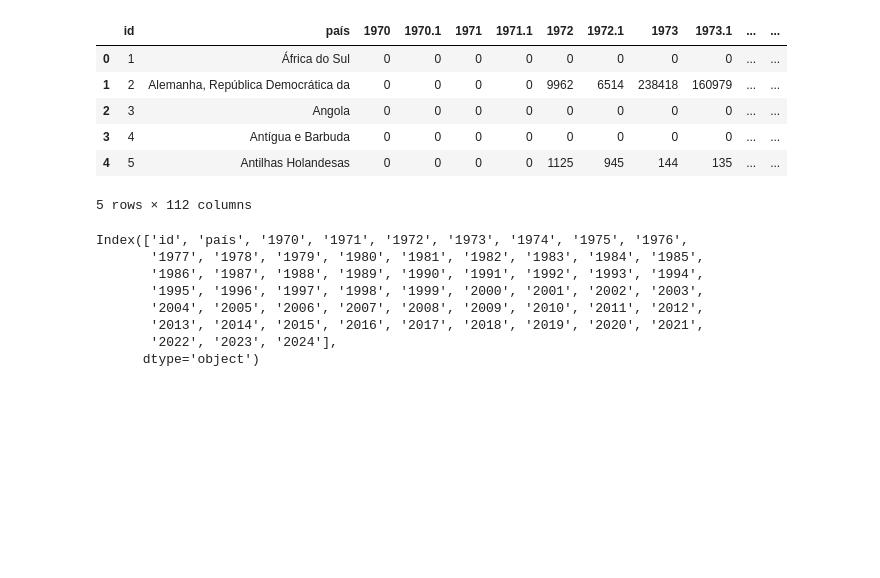
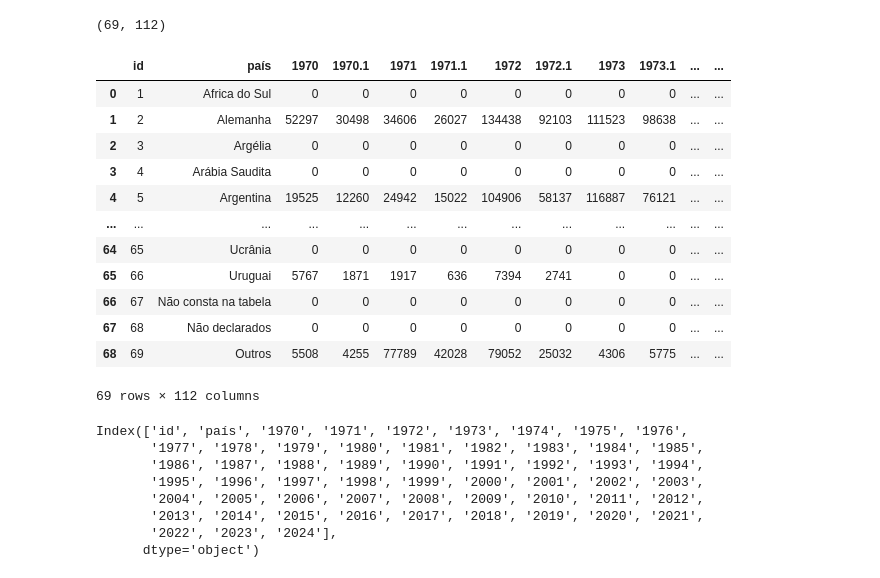
Before and after one commit to RVerdiF/api-embrapa-tech-challenge, a Jupyter notebook: app/teste.ipynb, the cells around one changed output. Saved outputs shown, nothing was run; the diff lists cells and outputs as text; code cells hidden in the pictures; blank space fills up the shorter version.

```diff
--- a/app/teste.ipynb
+++ b/app/teste.ipynb
@@ -121,15 +121,25 @@ except requests.exceptions.RequestException as e:
 except Exception as e:
     print(f'Ocorreu um erro inesperado: {e}')
 # %%
-df.head(5)
+df.shape
 # %% [output]
-|  | id | país | 1970 | 1970.1 | 1971 | 1971.1 | 1972 | 1972.1 | 1973 | 1973.1 | ... | ... |
-| 0 | 1 | África do Sul | 0 | 0 | 0 | 0 | 0 | 0 | 0 | 0 | ... | ... |
-| 1 | 2 | Alemanha, República Democrática da | 0 | 0 | 0 | 0 | 9962 | 6514 | 238418 | 160979 | ... | ... |
-| 2 | 3 | Angola | 0 | 0 | 0 | 0 | 0 | 0 | 0 | 0 | ... | ... |
-| 3 | 4 | Antígua e Barbuda | 0 | 0 | 0 | 0 | 0 | 0 | 0 | 0 | ... | ... |
-| 4 | 5 | Antilhas Holandesas | 0 | 0 | 0 | 0 | 1125 | 945 | 144 | 135 | ... | ... |
-5 rows × 112 columns
+(69, 112)
+# %%
+df
+# %% [output]
+|  | id | país | 1970 | 1970.1 | 1971 | 1971.1 | 1972 | 1972.1 | 1973 | 1973.1 | ... | ... |
+| 0 | 1 | Africa do Sul | 0 | 0 | 0 | 0 | 0 | 0 | 0 | 0 | ... | ... |
+| 1 | 2 | Alemanha | 52297 | 30498 | 34606 | 26027 | 134438 | 92103 | 111523 | 98638 | ... | ... |
+| 2 | 3 | Argélia | 0 | 0 | 0 | 0 | 0 | 0 | 0 | 0 | ... | ... |
+| 3 | 4 | Arábia Saudita | 0 | 0 | 0 | 0 | 0 | 0 | 0 | 0 | ... | ... |
+| 4 | 5 | Argentina | 19525 | 12260 | 24942 | 15022 | 104906 | 58137 | 116887 | 76121 | ... | ... |
+| ... | ... | ... | ... | ... | ... | ... | ... | ... | ... | ... | ... | ... |
+| 64 | 65 | Ucrânia | 0 | 0 | 0 | 0 | 0 | 0 | 0 | 0 | ... | ... |
+| 65 | 66 | Uruguai | 5767 | 1871 | 1917 | 636 | 7394 | 2741 | 0 | 0 | ... | ... |
+| 66 | 67 | Não consta na tabela | 0 | 0 | 0 | 0 | 0 | 0 | 0 | 0 | ... | ... |
+| 67 | 68 | Não declarados | 0 | 0 | 0 | 0 | 0 | 0 | 0 | 0 | ... | ... |
+| 68 | 69 | Outros | 5508 | 4255 | 77789 | 42028 | 79052 | 25032 | 4306 | 5775 | ... | ... |
+69 rows × 112 columns
 # %%
 def agrupar_colunas_por_ano(df):
     # Identificar colunas numéricas (anos)
```
Also changed, not shown: parts of 6 cells of this notebook, 15 other files.
